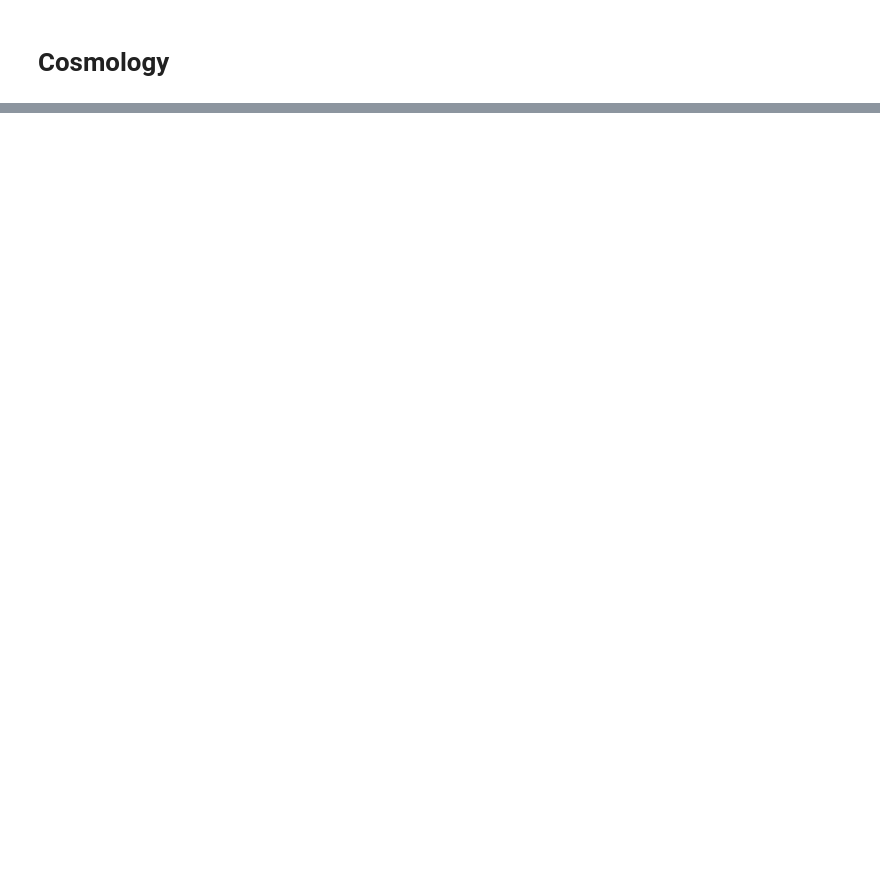
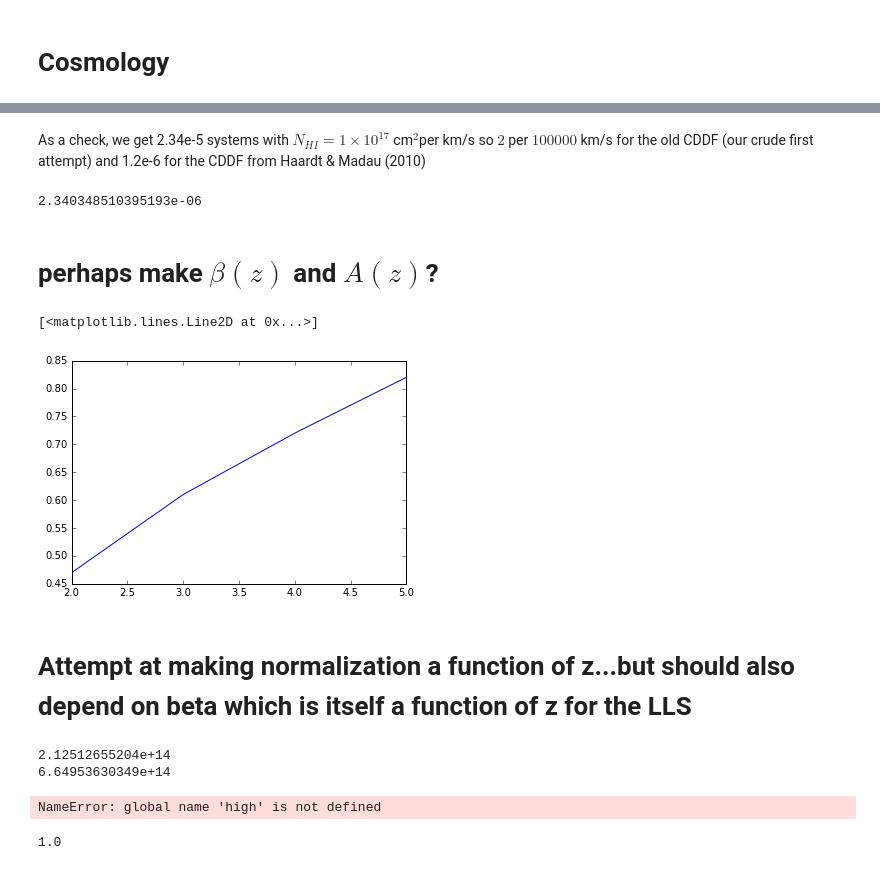
Before and after one commit to mattcwilde/Lyman-Forest, a Jupyter notebook: dev_Lyman-n_forest.ipynb, the cells around one changed output, grey strips where cells are left out. Cells and saved outputs as stored; diff of their text form; code cells hidden in the pictures; blank space fills up the shorter version.

```diff
--- a/dev_Lyman-n_forest.ipynb
+++ b/dev_Lyman-n_forest.ipynb
@@ -594,0 +505,50 @@ plt.xlim(800, 1000)
+# %% [markdown]
+As a check, we get 2.34e-5 systems with $N_{HI} = 1 \times 10^{17}$ cm$^{2}$per km/s so $2$ per $100000$ km/s for the old CDDF (our crude first attempt) and 1.2e-6 for the CDDF from Haardt & Madau (2010)
+# %%
+singleCDDF(1e19,1.5,2.45)*1e19
+# %% [output]
+2.340348510395193e-06
+# %% [markdown]
+# perhaps make $\beta(z)$ and $A(z)$?
+# %%
+betas = [0.47, 0.61, 0.72, 0.82]
+redshifts = [2, 3, 4, 5]
+
+plt.plot(redshifts, betas)
+# %% [output]
+[<matplotlib.lines.Line2D at 0x...>]
+[figure, added]
+# %% [markdown]
+# Attempt at making normalization a function of z...but should also depend on beta which is itself a function of z for the LLS
+# %%
+A2high = (vecCDDF(10**17.51,2.99)/vecCDDF(10**17.50,2.99))*10**14.580
+print A2high
+A2low = (vecCDDF(10**17.51,2.0)/vecCDDF(10**17.50,2.0))*10**14.580
+print A2low
+
+# print vecCDDF(10**17.50,2.99)
+
+
+def A_LLS(zz):
+    b = A2high - A2low
+    A = 10**14.580
+    c = A - b*zz
+
+    return (high - low)*zz + c
+# %% [output]
+2.12512655204e+14
+6.64953630349e+14
+# %%
+print A_LLS(3)
+print 10**14.580
+# %% [output]
+NameError: global name 'high' is not defined
+# %%
+# c2 = vecCDDF(10**17.51,3.5)/vecCDDF(10**17.5,3.6)
+# c3 = vecCDDF(10**17.51,3.6)/vecCDDF(10**17.5,3.6)
+
+# plt.plot([3.5,2.99],[c2,c3])
+
+vecCDDF(10**17.51,3.6)/vecCDDF(10**17.5,3.6)
+# %% [output]
+1.0
```
Also changed, not shown: parts of 63 cells of this notebook.
